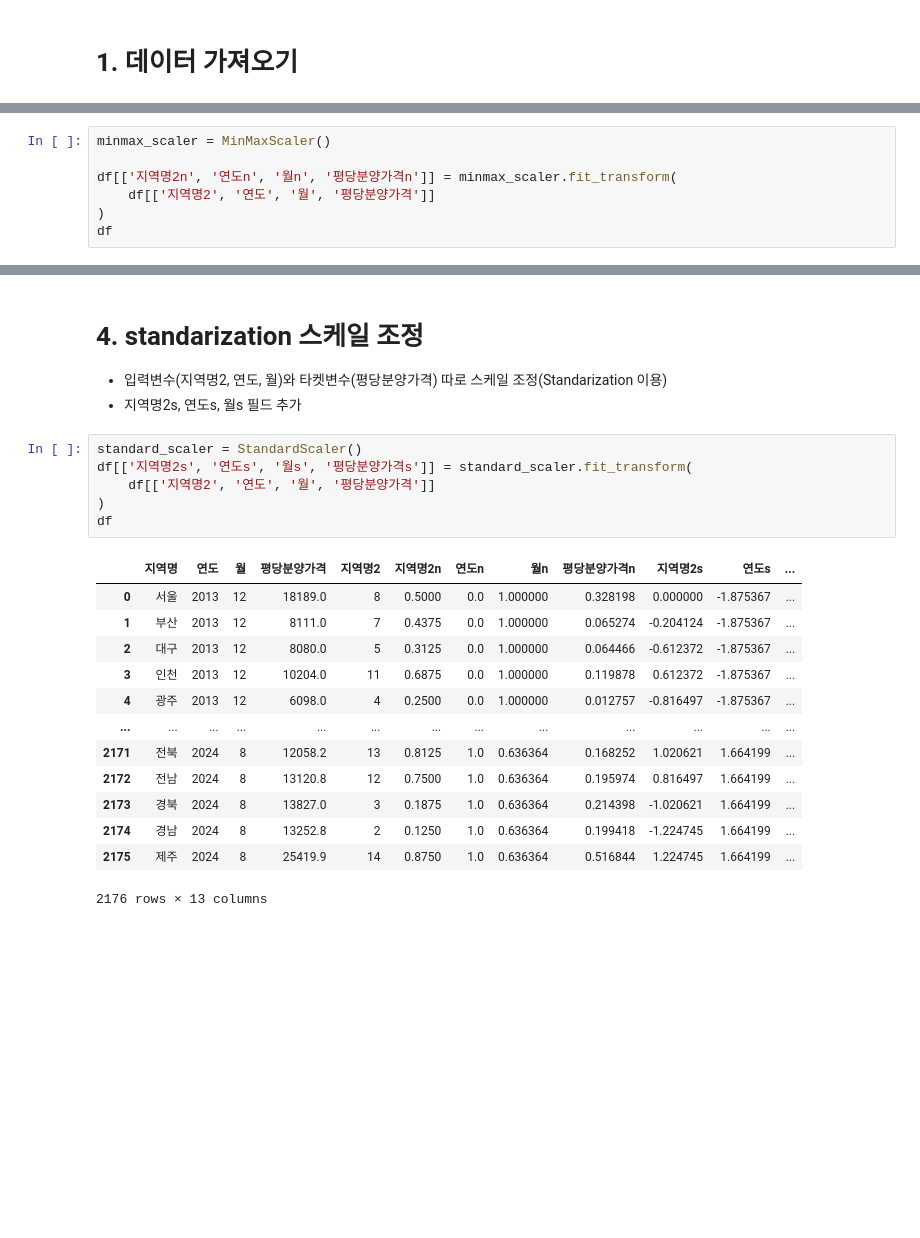
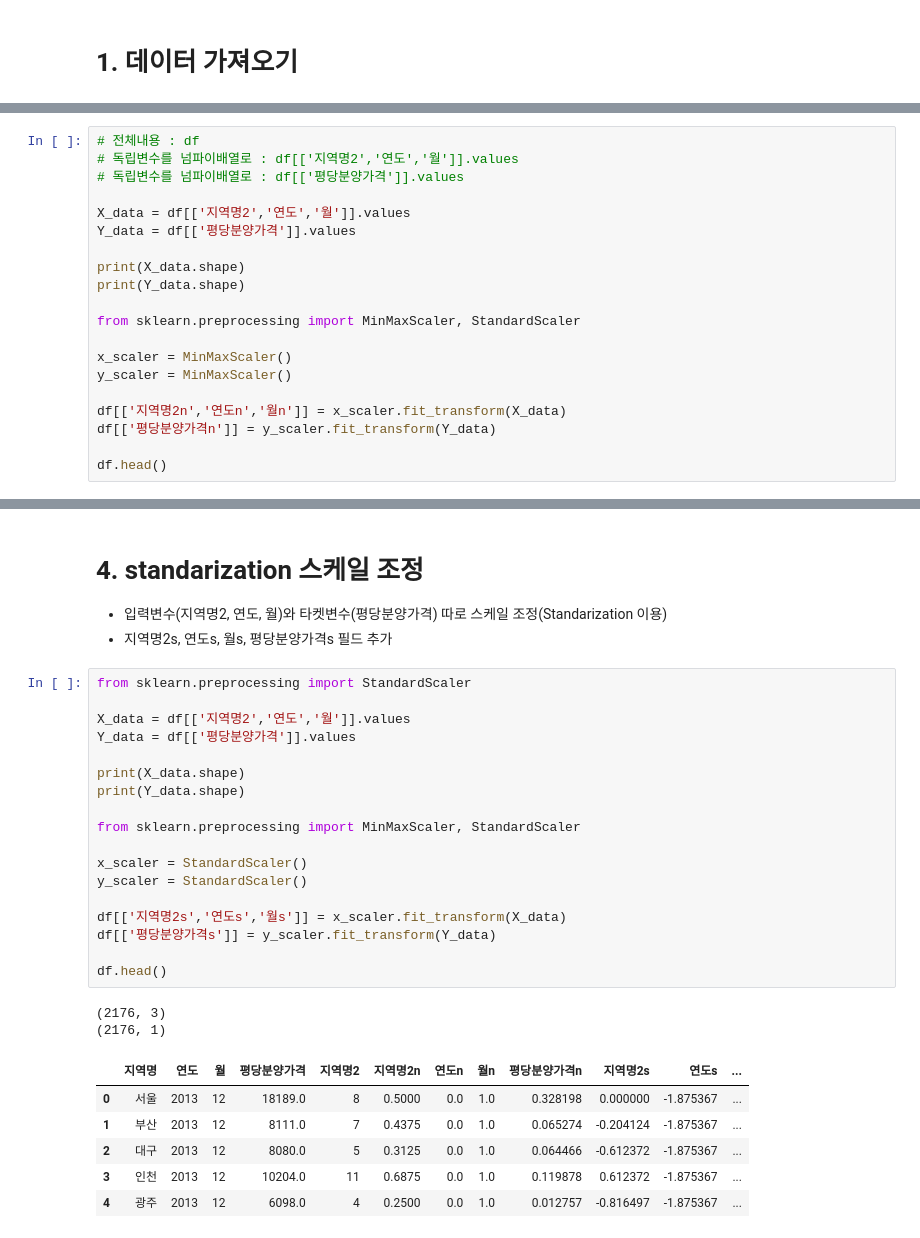
Before and after one commit to hzj04473/ai_x, a Jupyter notebook: source/05_DeepLearning/연습문제(라벨인코딩_스케일조정).ipynb, the cells around one changed output, grey strips where cells are left out. Saved outputs shown, nothing was run; the diff lists cells and outputs as text; blank space fills up the shorter version.

```diff
--- a/source/05_DeepLearning/연습문제(라벨인코딩_스케일조정).ipynb
+++ b/source/05_DeepLearning/연습문제(라벨인코딩_스케일조정).ipynb
@@ -61,8 +76,21 @@ df
 # %%
-minmax_scaler = MinMaxScaler()
+# 전체내용 : df
+# 독립변수를 넘파이배열로 : df[['지역명2','연도','월']].values
+# 독립변수를 넘파이배열로 : df[['평당분양가격']].values
 
-df[['지역명2n', '연도n', '월n', '평당분양가격n']] = minmax_scaler.fit_transform(
-    df[['지역명2', '연도', '월', '평당분양가격']]
-)
-df
+X_data = df[['지역명2','연도','월']].values
+Y_data = df[['평당분양가격']].values
+
+print(X_data.shape)
+print(Y_data.shape)
+
+from sklearn.preprocessing import MinMaxScaler, StandardScaler
+
+x_scaler = MinMaxScaler()
+y_scaler = MinMaxScaler()
+
+df[['지역명2n','연도n','월n']] = x_scaler.fit_transform(X_data)
+df[['평당분양가격n']] = y_scaler.fit_transform(Y_data)
+
+df.head()
 # %% [output]
@@ -83,24 +106,31 @@ df
 # 4. standarization 스케일 조정
 
 - 입력변수(지역명2, 연도, 월)와 타켓변수(평당분양가격) 따로 스케일 조정(Standarization 이용)
-- 지역명2s, 연도s, 월s 필드 추가
+- 지역명2s, 연도s, 월s, 평당분양가격s 필드 추가
 # %%
-standard_scaler = StandardScaler()
-df[['지역명2s', '연도s', '월s', '평당분양가격s']] = standard_scaler.fit_transform(
-    df[['지역명2', '연도', '월', '평당분양가격']]
-)
-df
+from sklearn.preprocessing import StandardScaler
+
+X_data = df[['지역명2','연도','월']].values
+Y_data = df[['평당분양가격']].values
+
+print(X_data.shape)
+print(Y_data.shape)
+
+from sklearn.preprocessing import MinMaxScaler, StandardScaler
+
+x_scaler = StandardScaler()
+y_scaler = StandardScaler()
+
+df[['지역명2s','연도s','월s']] = x_scaler.fit_transform(X_data)
+df[['평당분양가격s']] = y_scaler.fit_transform(Y_data)
+
+df.head()
 # %% [output]
+(2176, 3)
+(2176, 1)
 |  | 지역명 | 연도 | 월 | 평당분양가격 | 지역명2 | 지역명2n | 연도n | 월n | 평당분양가격n | 지역명2s | 연도s | ... |
-| 0 | 서울 | 2013 | 12 | 18189.0 | 8 | 0.5000 | 0.0 | 1.000000 | 0.328198 | 0.000000 | -1.875367 | ... |
-| 1 | 부산 | 2013 | 12 | 8111.0 | 7 | 0.4375 | 0.0 | 1.000000 | 0.065274 | -0.204124 | -1.875367 | ... |
-| 2 | 대구 | 2013 | 12 | 8080.0 | 5 | 0.3125 | 0.0 | 1.000000 | 0.064466 | -0.612372 | -1.875367 | ... |
-| 3 | 인천 | 2013 | 12 | 10204.0 | 11 | 0.6875 | 0.0 | 1.000000 | 0.119878 | 0.612372 | -1.875367 | ... |
-| 4 | 광주 | 2013 | 12 | 6098.0 | 4 | 0.2500 | 0.0 | 1.000000 | 0.012757 | -0.816497 | -1.875367 | ... |
-| ... | ... | ... | ... | ... | ... | ... | ... | ... | ... | ... | ... | ... |
-| 2171 | 전북 | 2024 | 8 | 12058.2 | 13 | 0.8125 | 1.0 | 0.636364 | 0.168252 | 1.020621 | 1.664199 | ... |
-| 2172 | 전남 | 2024 | 8 | 13120.8 | 12 | 0.7500 | 1.0 | 0.636364 | 0.195974 | 0.816497 | 1.664199 | ... |
-| 2173 | 경북 | 2024 | 8 | 13827.0 | 3 | 0.1875 | 1.0 | 0.636364 | 0.214398 | -1.020621 | 1.664199 | ... |
-| 2174 | 경남 | 2024 | 8 | 13252.8 | 2 | 0.1250 | 1.0 | 0.636364 | 0.199418 | -1.224745 | 1.664199 | ... |
-| 2175 | 제주 | 2024 | 8 | 25419.9 | 14 | 0.8750 | 1.0 | 0.636364 | 0.516844 | 1.224745 | 1.664199 | ... |
+| 0 | 서울 | 2013 | 12 | 18189.0 | 8 | 0.5000 | 0.0 | 1.0 | 0.328198 | 0.000000 | -1.875367 | ... |
+| 1 | 부산 | 2013 | 12 | 8111.0 | 7 | 0.4375 | 0.0 | 1.0 | 0.065274 | -0.204124 | -1.875367 | ... |
+| 2 | 대구 | 2013 | 12 | 8080.0 | 5 | 0.3125 | 0.0 | 1.0 | 0.064466 | -0.612372 | -1.875367 | ... |
+| 3 | 인천 | 2013 | 12 | 10204.0 | 11 | 0.6875 | 0.0 | 1.0 | 0.119878 | 0.612372 | -1.875367 | ... |
+| 4 | 광주 | 2013 | 12 | 6098.0 | 4 | 0.2500 | 0.0 | 1.0 | 0.012757 | -0.816497 | -1.875367 | ... |
-2176 rows × 13 columns
```
Also changed, not shown: parts of 12 cells of this notebook, 11 other files.
